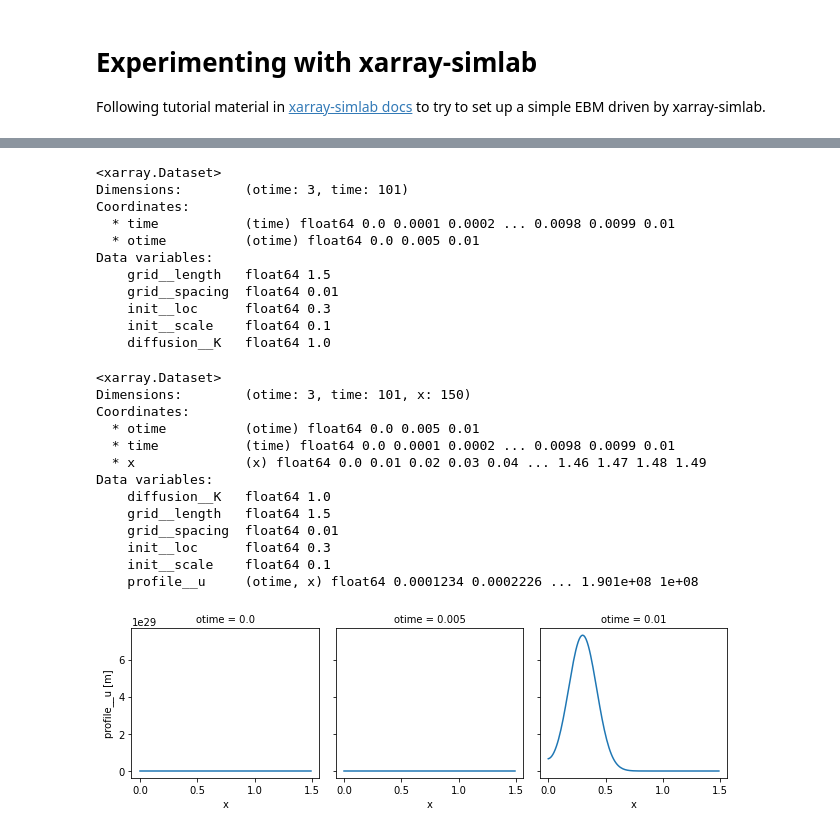
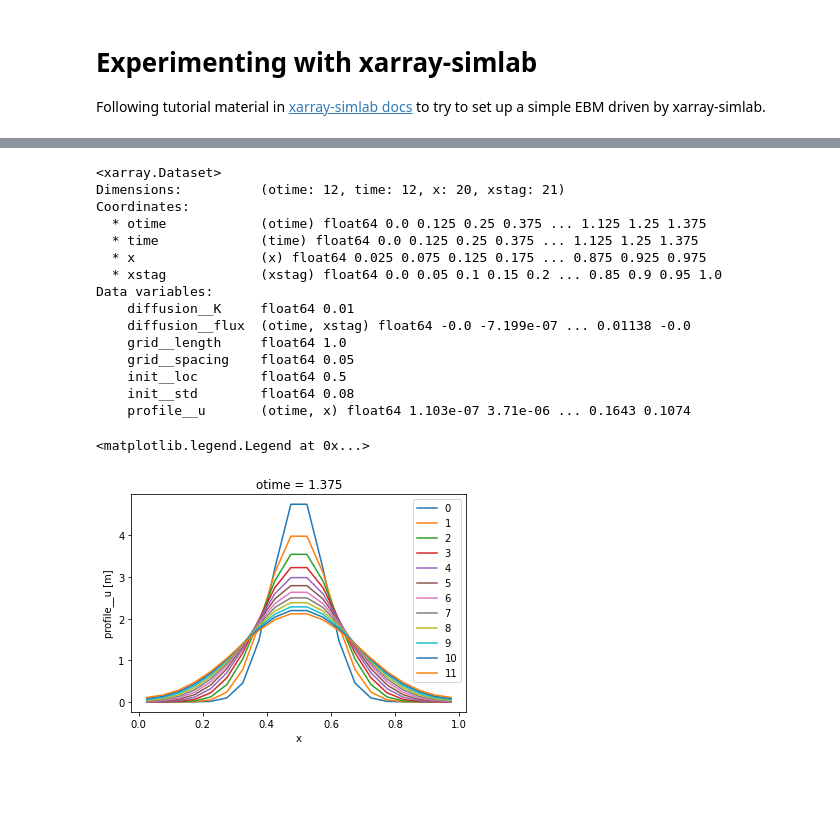
Before and after one commit to brian-rose/future-climlab, a Jupyter notebook: climlab-simlab.ipynb, the cells around one changed output, grey strips where cells are left out. Drawn from its saved outputs; the diff is of its cells as text; code cells hidden in the pictures; blank space fills up the shorter version.

Commit message:
Playing with xarray-simlab for packaging model components

```diff
--- a/climlab-simlab.ipynb
+++ b/climlab-simlab.ipynb
@@ -95,7 +193,7 @@ diff_model = xs.Model(
         "grid": UniformGrid1D,
         "profile": ProfileU,
         "init": InitUGauss,
-        "diffusion": Diffusion,
+        "diffusion": DiffusionFTCS,
     }
 )
 # %%
@@ -118,53 +216,48 @@ diff_model.visualize(show_inputs=True, show_variables=True)
 # %%
+num_steps = 11
+deltat = 0.125
+
 in_ds = xs.create_setup(
             model=diff_model,
             clocks={
-               'time': np.linspace(0., 0.01, 101),
-               'otime': [0, 0.005, 0.01]
+               'time': np.linspace(0., num_steps*deltat, num_steps+1),
+               'otime': np.linspace(0., num_steps*deltat, num_steps+1)
                    },
             master_clock='time',
             input_vars={
-                'grid': {'length': 1.5, 'spacing': 0.01},
-                'init': {'loc': 0.3, 'scale': 0.1},
-                'diffusion__K': 1.
+                'grid': {'length': 1.0, 'spacing': 0.05},
+                'init': {'loc': 0.5, 'std': 0.08},
+                'diffusion__K': 0.01,
                        },
             output_vars={
-               'profile__u': 'otime'
+               'profile__u': 'otime',
+               'diffusion__flux': 'otime',
                         }
             )
-# %%
-in_ds
-# %% [output]
-<xarray.Dataset>
-Dimensions:        (otime: 3, time: 101)
-Coordinates:
-  * time           (time) float64 0.0 0.0001 0.0002 ... 0.0098 0.0099 0.01
-  * otime          (otime) float64 0.0 0.005 0.01
-Data variables:
-    grid__length   float64 1.5
-    grid__spacing  float64 0.01
-    init__loc      float64 0.3
-    init__scale    float64 0.1
-    diffusion__K   float64 1.0
 # %%
 out_ds = in_ds.xsimlab.run(model=diff_model)
+out_ds
+# %% [output]
+<xarray.Dataset>
+Dimensions:          (otime: 12, time: 12, x: 20, xstag: 21)
+Coordinates:
+  * otime            (otime) float64 0.0 0.125 0.25 0.375 ... 1.125 1.25 1.375
+  * time             (time) float64 0.0 0.125 0.25 0.375 ... 1.125 1.25 1.375
+  * x                (x) float64 0.025 0.075 0.125 0.175 ... 0.875 0.925 0.975
+  * xstag            (xstag) float64 0.0 0.05 0.1 0.15 0.2 ... 0.85 0.9 0.95 1.0
+Data variables:
+    diffusion__K     float64 0.01
+    diffusion__flux  (otime, xstag) float64 -0.0 -7.199e-07 ... 0.01138 -0.0
+    grid__length     float64 1.0
+    grid__spacing    float64 0.05
+    init__loc        float64 0.5
+    init__std        float64 0.08
+    profile__u       (otime, x) float64 1.103e-07 3.71e-06 ... 0.1643 0.1074
-# %%
-out_ds
-# %% [output]
-<xarray.Dataset>
-Dimensions:        (otime: 3, time: 101, x: 150)
-Coordinates:
-  * otime          (otime) float64 0.0 0.005 0.01
-  * time           (time) float64 0.0 0.0001 0.0002 ... 0.0098 0.0099 0.01
-  * x              (x) float64 0.0 0.01 0.02 0.03 0.04 ... 1.46 1.47 1.48 1.49
-Data variables:
-    diffusion__K   float64 1.0
-    grid__length   float64 1.5
-    grid__spacing  float64 0.01
-    init__loc      float64 0.3
-    init__scale    float64 0.1
-    profile__u     (otime, x) float64 0.0001234 0.0002226 ... 1.901e+08 1e+08
 # %%
-out_ds.profile__u.plot(col='otime', figsize=(9, 3));
+fig, ax = plt.subplots()
+for i,otime in enumerate(out_ds.otime):
+    out_ds.profile__u.sel(otime=otime).plot(ax=ax, label=i)
+ax.legend()
 # %% [output]
+<matplotlib.legend.Legend at 0x...>
-[figure, old version]
+[figure, new version]
```
Also changed, not shown: parts of 23 cells of this notebook, 1 other file.
